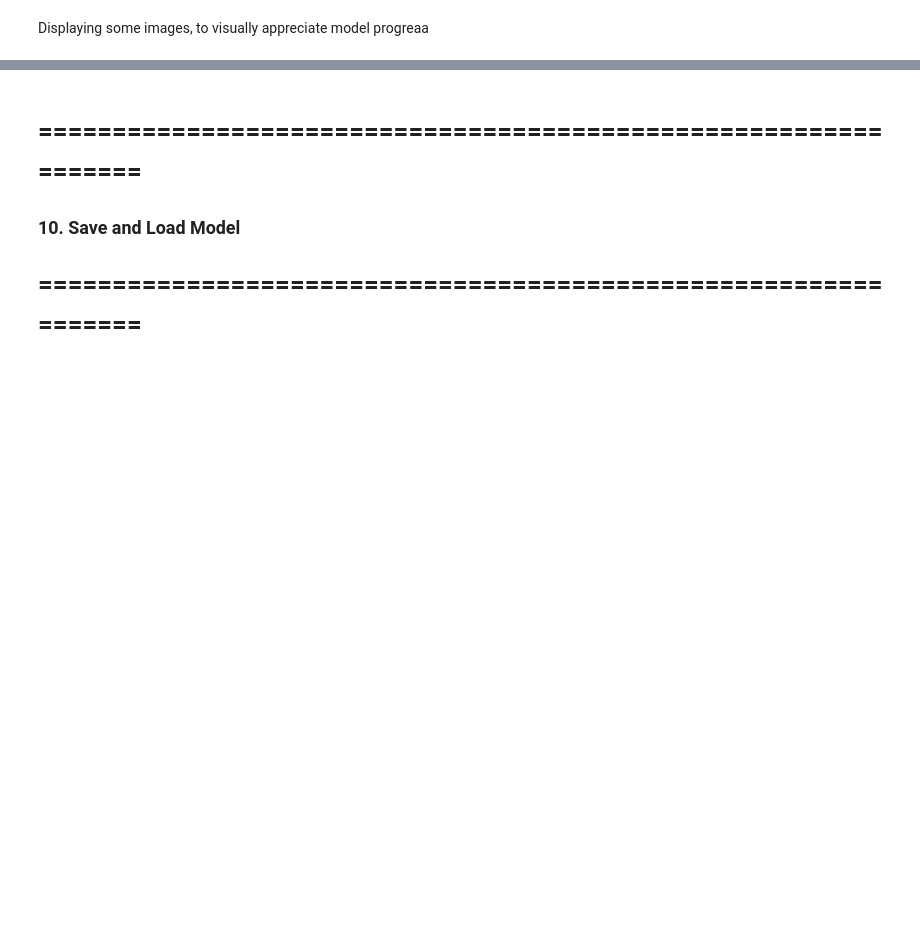
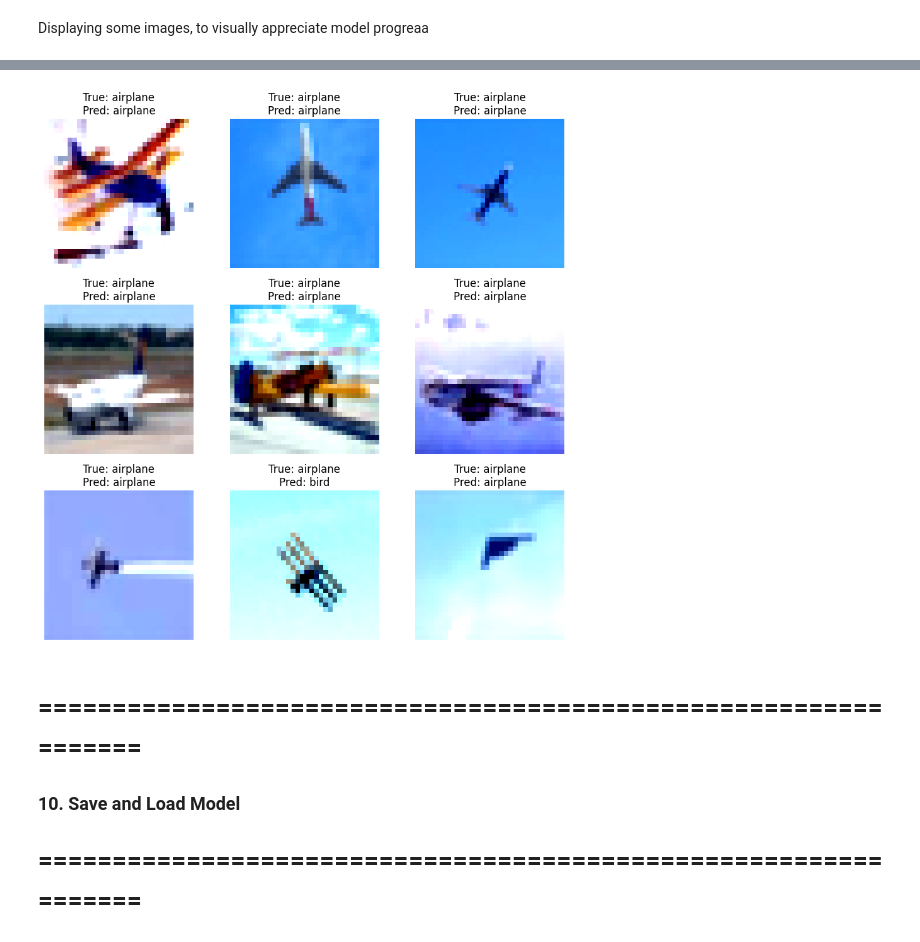
Before and after one commit to Patience3/cinic10-image-classifier-cnn, a Jupyter notebook: Convulutional_Neural_Network.ipynb, the cells around one changed output, grey strips where cells are left out. Cells and saved outputs as stored; diff of their text form; code cells hidden in the pictures; blank space fills up the shorter version.

```diff
--- a/Convulutional_Neural_Network.ipynb
+++ b/Convulutional_Neural_Network.ipynb
@@ -391,3 +434,58 @@ plt.show()
+# %%
+import random
+
+# Get a batch from validation
+data_iter = iter(val_loader)
+images, labels = next(data_iter)
+
+images, labels = images.to(device), labels.to(device)
+outputs = cnn_model(images)
+_, preds = torch.max(outputs, 1)
+
+airplane_idx = classes.index("airplane")
+
+# Shuffle indices so it's not biased
+all_indices = list(range(len(labels)))
+random.shuffle(all_indices)
+
+chosen_indices = []
+airplane_count = 0
+
+for idx in all_indices:
+    if len(chosen_indices) == 9:
+        break
+    if labels[idx].item() == airplane_idx:
+        if airplane_count < 3:  # only allow 3 airplanes
+            chosen_indices.append(idx)
+            airplane_count += 1
+    else:
+        chosen_indices.append(idx)
+
+# If we didn't reach 9, backfill with remaining samples (airplanes included)
+if len(chosen_indices) < 9:
+    for idx in all_indices:
+        if idx not in chosen_indices:
+            chosen_indices.append(idx)
+        if len(chosen_indices) == 9:
+            break
+
+# Plot
+fig, axes = plt.subplots(3, 3, figsize=(9, 9))
+for ax, idx in zip(axes.flat, chosen_indices):
+    img = images[idx].cpu().permute(1, 2, 0).numpy()
+    img = (img * 0.5 + 0.5).clip(0, 1)  # unnormalize
+
+    true_label = classes[labels[idx].item()]
+    pred_label = classes[preds[idx].item()]
+
+    ax.imshow(img)
+    ax.set_title(f"True: {true_label}\nPred: {pred_label}")
+    ax.axis("off")
+
+plt.tight_layout()
+plt.show()
+# %% [output]
+[figure, added]
 # %% [markdown]
 # ================================================================
 ### 10. Save and Load Model
```
Also changed, not shown: parts of 9 cells of this notebook.
